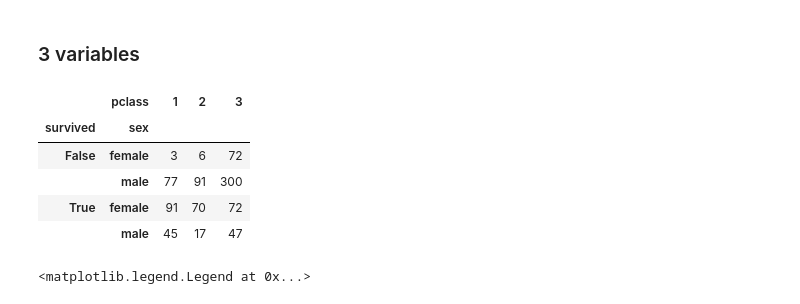
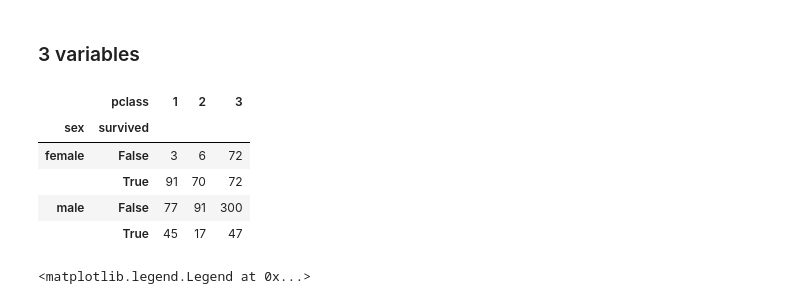
Before and after one commit to leoluyi/Yotta_Viz101, a Jupyter notebook: lecture-notes/python/pandas_viz_tutorial.ipynb, the cells around one changed output. Drawn from its saved outputs; the diff is of its cells as text; code cells hidden in the pictures.

```diff
--- a/lecture-notes/python/pandas_viz_tutorial.ipynb
+++ b/lecture-notes/python/pandas_viz_tutorial.ipynb
@@ -362,15 +361,15 @@ titanic.groupby(['sex'])['survived'].value_counts().unstack().plot.bar(stacked=T
 # %% [markdown]
 ### 3 variables
 # %%
-df_pclass = titanic.groupby(['survived', 'sex', 'pclass'])['name'].count().unstack()
+df_pclass = titanic.groupby(['sex', 'survived'])['pclass'].value_counts().unstack()
 df_pclass
 # %% [output]
 |  | pclass | 1 | 2 | 3 |
-| survived | sex |  |  |  |
-| False | female | 3 | 6 | 72 |
-|  | male | 77 | 91 | 300 |
-| True | female | 91 | 70 | 72 |
-|  | male | 45 | 17 | 47 |
+| sex | survived |  |  |  |
+| female | False | 3 | 6 | 72 |
+|  | True | 91 | 70 | 72 |
+| male | False | 77 | 91 | 300 |
+|  | True | 45 | 17 | 47 |
 # %%
 fig, axes = plt.subplots(nrows=1, ncols=3)
 
```
Also changed, not shown: parts of 1 cell of this notebook, 11 other files.
